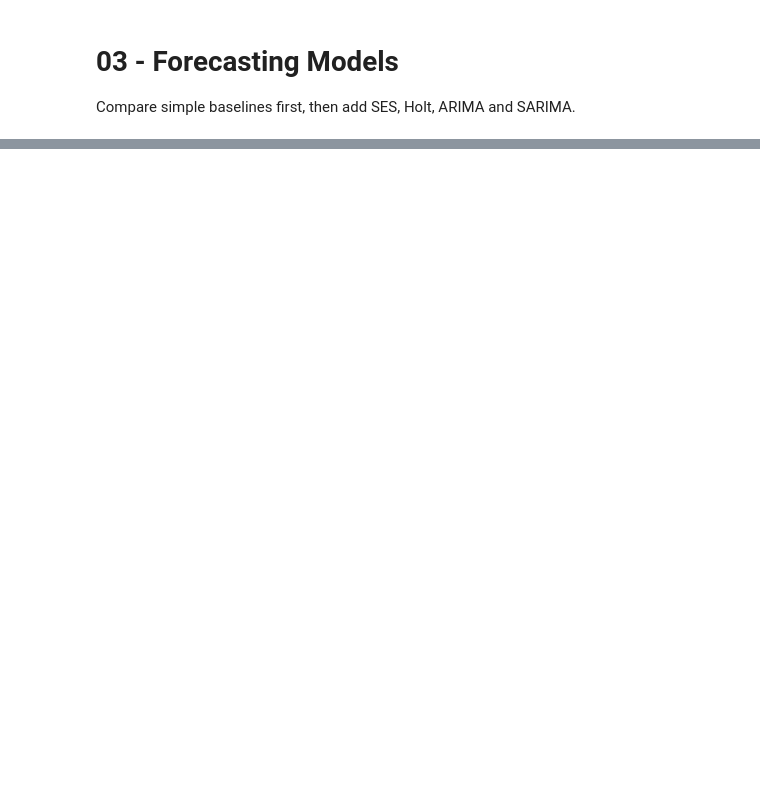
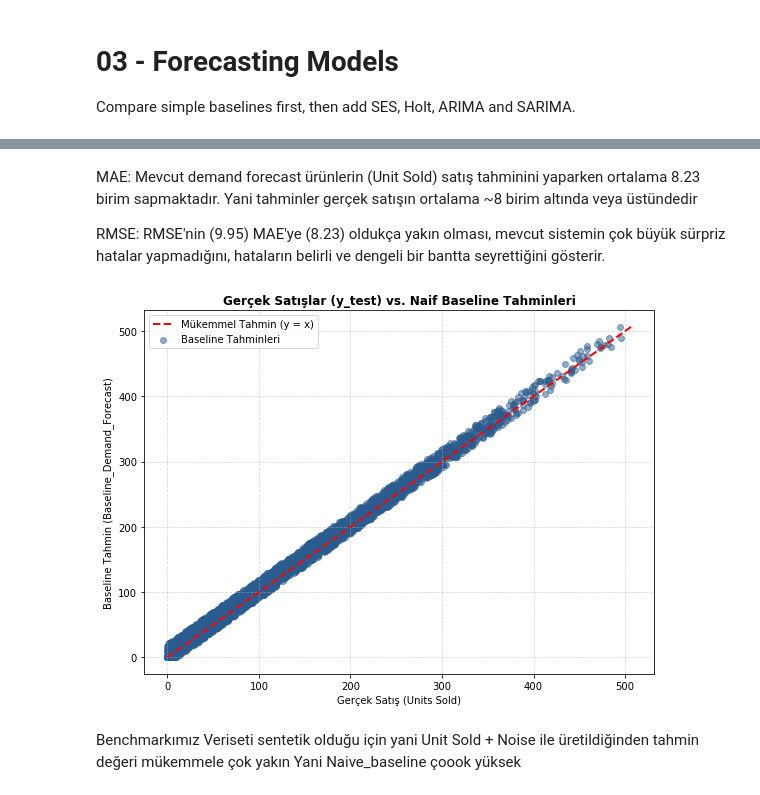
Before and after one commit to ece-gunay/SmartSupply-AI, a Jupyter notebook: notebooks/03_modeling.ipynb, the cells around one changed output, grey strips where cells are left out. Drawn from its saved outputs; the diff is of its cells as text; code cells hidden in the pictures; blank space fills up the shorter version.

```diff
--- a/notebooks/03_modeling.ipynb
+++ b/notebooks/03_modeling.ipynb
@@ -40,0 +26,7 @@ final_test_df.to_parquet('../data/processed/test.parquet',engine='pyarrow',compr
+# %%
+df_test = pd.read_parquet('../data/processed/main/test.parquet')
+df_train = pd.read_parquet('../data/processed/main/train.parquet')
+df_validation = pd.read_parquet('../data/processed/main/validation.parquet')
+
+df_baseline_test = pd.read_parquet('../data/processed/baseline/baseline_test.parquet')
+df_baseline_val = pd.read_parquet('../data/processed/baseline/baseline_validation.parquet')
@@ -40,0 +80,31 @@ final_test_df.to_parquet('../data/processed/test.parquet',engine='pyarrow',compr
+# %% [markdown]
+MAE: Mevcut demand forecast ürünlerin (Unit Sold) satış tahminini yaparken ortalama 8.23 birim  sapmaktadır. Yani tahminler gerçek satışın ortalama ~8 birim altında veya üstündedir
+
+RMSE:  RMSE'nin (9.95) MAE'ye (8.23) oldukça yakın olması, mevcut sistemin çok büyük sürpriz hatalar yapmadığını, hataların belirli ve dengeli bir bantta seyrettiğini gösterir.
+# %%
+import numpy as np
+
+plt.figure(figsize=(8, 6))
+
+# Scatter plot
+plt.scatter(y_test, baseline_pred, alpha=0.5, color='#2b5c8f', label='Baseline Tahminleri')
+
+# Mükemmel tahmin çizgisi (y = x)
+max_val = max(max(y_test), max(baseline_pred))
+min_val = min(min(y_test), min(baseline_pred))
+plt.plot([min_val, max_val], [min_val, max_val], 'r--', lw=2, label='Mükemmel Tahmin (y = x)')
+
+plt.title("Gerçek Satışlar (y_test) vs. Naif Baseline Tahminleri", fontsize=12, fontweight='bold')
+plt.xlabel("Gerçek Satış (Units Sold)", fontsize=10)
+plt.ylabel("Baseline Tahmin (Baseline_Demand_Forecast)", fontsize=10)
+plt.legend()
+plt.grid(True, linestyle='--', alpha=0.5)
+
+plt.tight_layout()
+plt.show()
+# %% [output]
+[figure, added]
+# %% [markdown]
+Benchmarkımız
+Veriseti sentetik olduğu için yani Unit Sold + Noise ile üretildiğinden tahmin değeri mükemmele çok yakın
+Yani Naive_baseline çoook yüksek
```
Also changed, not shown: parts of 10 cells of this notebook, 9 other files.
